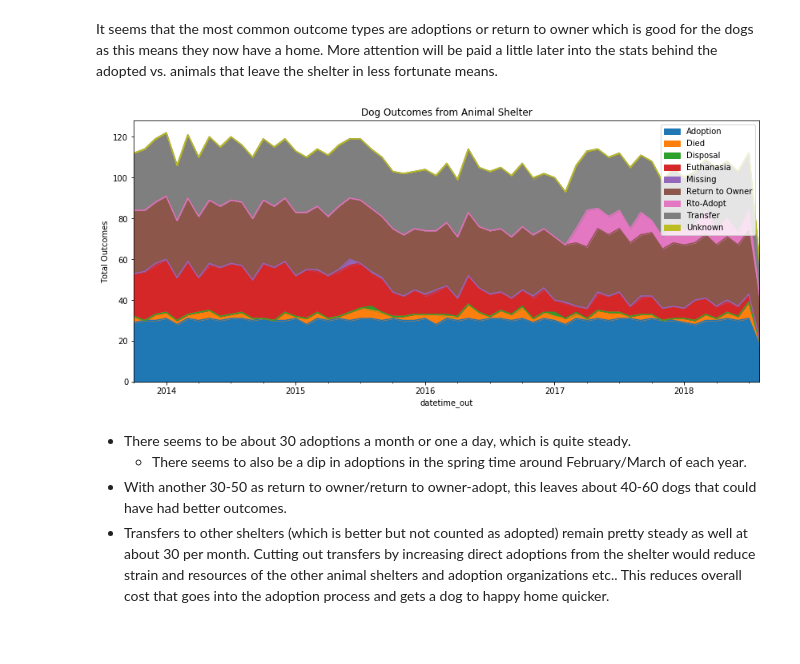
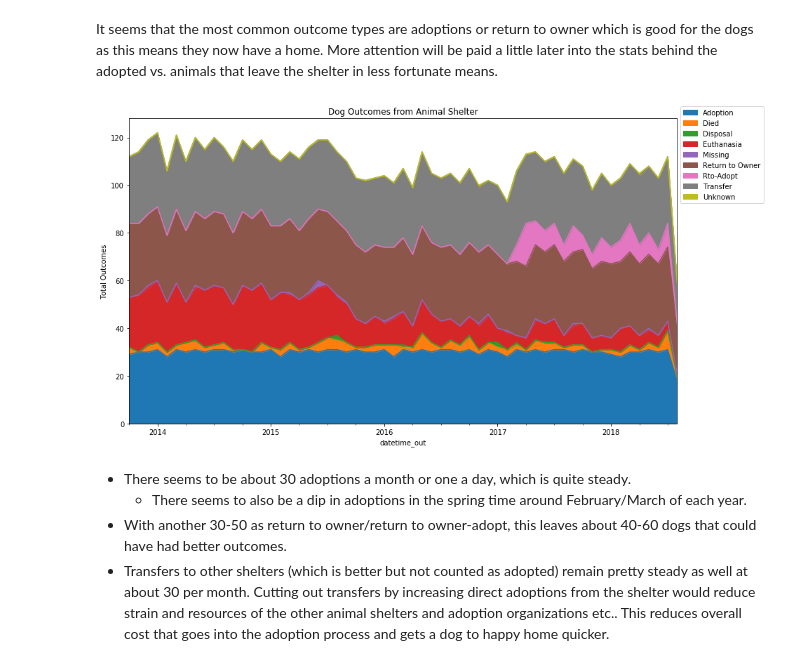
Before and after one commit to chill7627/Adoptable-Animals, a Jupyter notebook: IPYNBs/Adoptable Animals Exploratory Data Analysis.ipynb, the cells around one changed output. Saved outputs shown, nothing was run; the diff lists cells and outputs as text; code cells hidden in the pictures; blank space fills up the shorter version.

```diff
--- a/IPYNBs/Adoptable Animals Exploratory Data Analysis.ipynb
+++ b/IPYNBs/Adoptable Animals Exploratory Data Analysis.ipynb
@@ -105,28 +105,29 @@ It seems that the most common outcome types are adoptions or return to owner whi
 # %%
 #b. let's look at adoptions over time.  This will be a surface glance, not taking into account multiple adoptions etc.
 #organize dogs_join by datetime_out as the index
 dogs_join_time = dogs_join.set_index('datetime_out', drop=True)
 
 #sort by index
 dogs_join_time = dogs_join_time.sort_index()
 
 #break out each outcome type over time to get a graph stacked by outcome type
 dogs_by_type = pd.pivot_table(dogs_join_time, values='intake_condition', columns='outcome_type', aggfunc='count',
                               index=dogs_join_time.index)
 dogs_by_type.index = pd.to_datetime(dogs_by_type.index)
 
 #resample by month then plot a stacked area plot
 dogs_by_type = dogs_by_type.resample('M').count()
-dogs_by_type.plot(kind='area', stacked=True, figsize=(14,6))
+dogs_by_type.plot(kind='area', stacked=True, figsize=(14,8))
 
 #calculate the x labels and format the plot
 #x_labels = [date.strftime('%B %Y') for date in dogs_by_type.index]
 plt.title('Dog Outcomes from Animal Shelter')
 plt.ylabel('Total Outcomes')
-plt.legend(loc='best')
+plt.yticks(range(0,140,20))
+plt.legend(bbox_to_anchor=(1, 1.05))
 plt.show()
 # %% [output]
-[figure, old version]
+[figure, new version]
 # %% [markdown]
 * There seems to be about 30 adoptions a month or one a day, which is quite steady.
     * There seems to also be a dip in adoptions in the spring time around February/March of each year.
```
Also changed, not shown: parts of 5 cells of this notebook, 1 other file.
